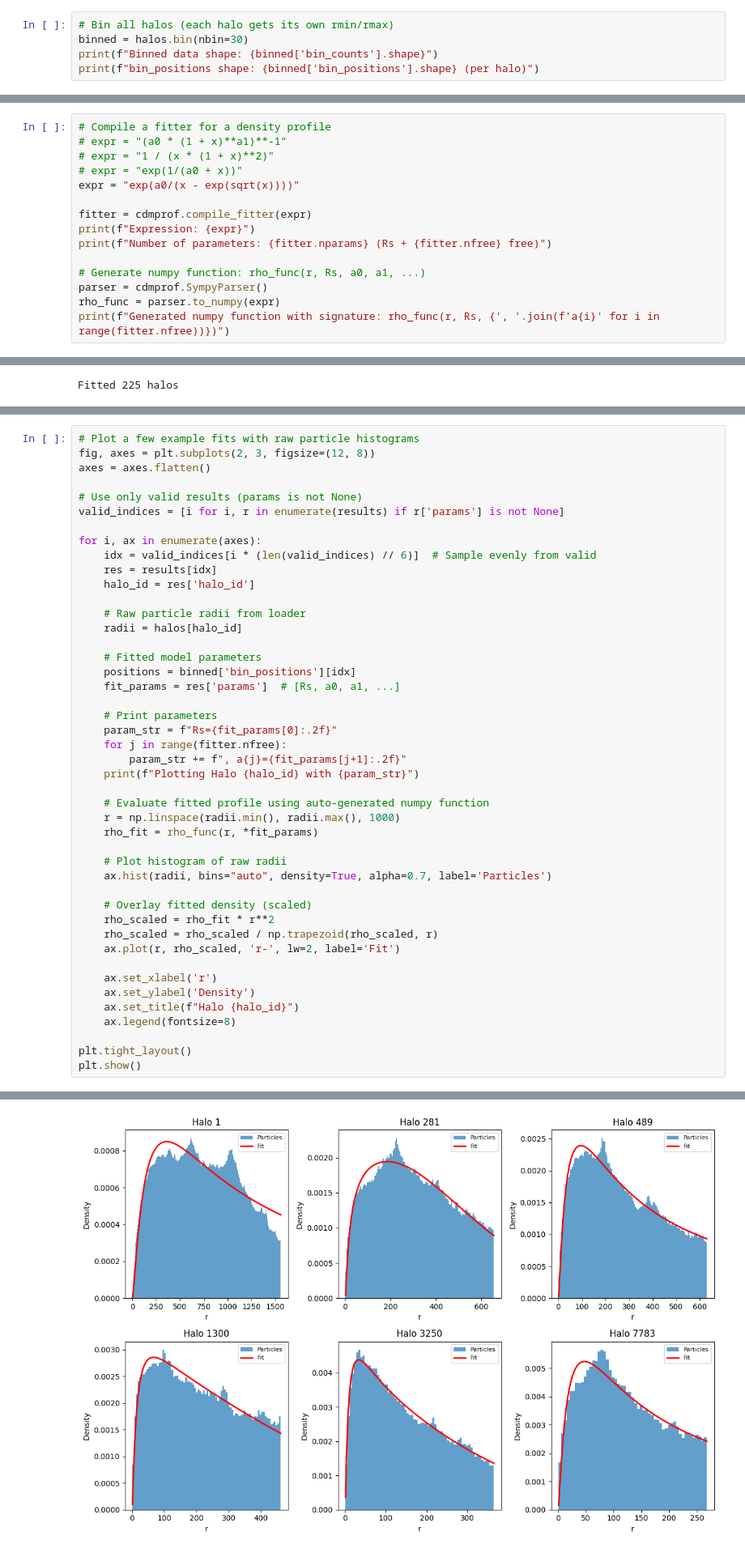
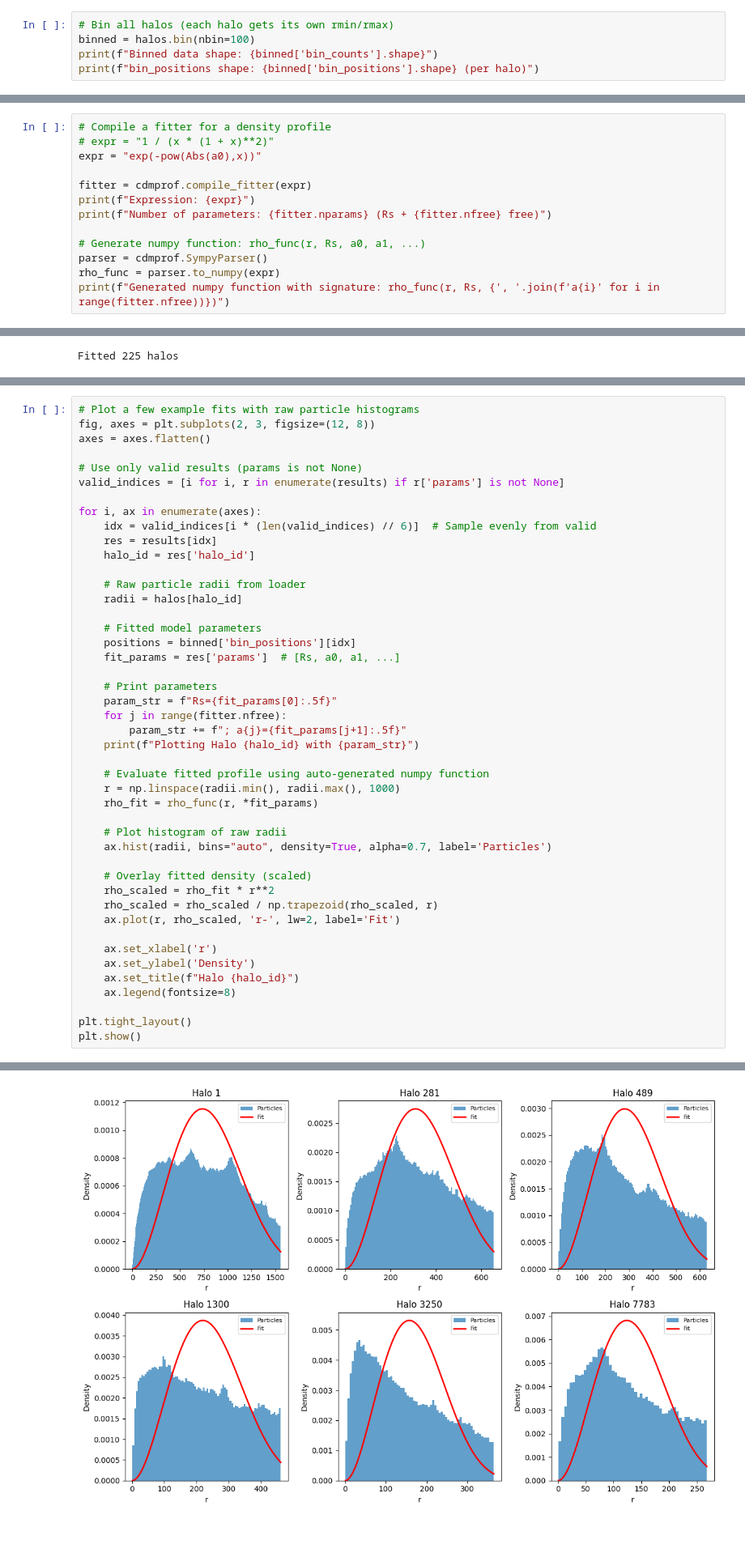
Before and after one commit to Richard-Sti/CDMProfile, a Jupyter notebook: notebooks/examples/fit_single.ipynb, the cells around one changed output, grey strips where cells are left out. Shown at 81% size. Drawn from its saved outputs; the diff is of its cells as text.

```diff
--- a/notebooks/examples/fit_single.ipynb
+++ b/notebooks/examples/fit_single.ipynb
@@ -15,6 +20,6 @@ print(f"Loaded {halos.n_halos} halos")
 # %%
 # Bin all halos (each halo gets its own rmin/rmax)
-binned = halos.bin(nbin=30)
+binned = halos.bin(nbin=100)
 print(f"Binned data shape: {binned['bin_counts'].shape}")
 print(f"bin_positions shape: {binned['bin_positions'].shape} (per halo)")
 # %% [output]
@@ -23,9 +28,7 @@ bin_positions shape: (225, 30) (per halo)
 # %%
 # Compile a fitter for a density profile
-# expr = "(a0 * (1 + x)**a1)**-1"
 # expr = "1 / (x * (1 + x)**2)"
-# expr = "exp(1/(a0 + x))"
-expr = "exp(a0/(x - exp(sqrt(x))))"
+expr = "exp(-pow(Abs(a0),x))"
 
 fitter = cdmprof.compile_fitter(expr)
 print(f"Expression: {expr}")
@@ -138,9 +145,9 @@ for i, ax in enumerate(axes):
     fit_params = res['params']  # [Rs, a0, a1, ...]
 
     # Print parameters
-    param_str = f"Rs={fit_params[0]:.2f}"
+    param_str = f"Rs={fit_params[0]:.5f}"
     for j in range(fitter.nfree):
-        param_str += f", a{j}={fit_params[j+1]:.2f}"
+        param_str += f"; a{j}={fit_params[j+1]:.5f}"
     print(f"Plotting Halo {halo_id} with {param_str}")
 
     # Evaluate fitted profile using auto-generated numpy function
@@ -172 +179 @@ Plotting Halo 7783 with Rs=1408.73, a0=-35.54
-[figure, old version]
+[figure, new version]
```
Also changed, not shown: parts of 7 cells of this notebook, 1 other file.
